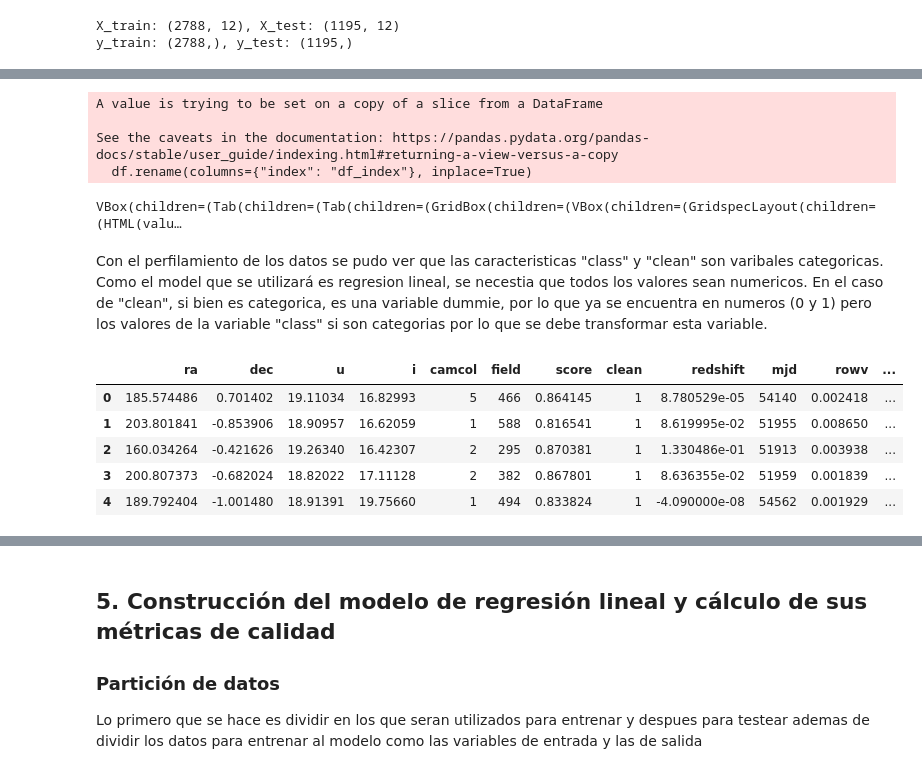
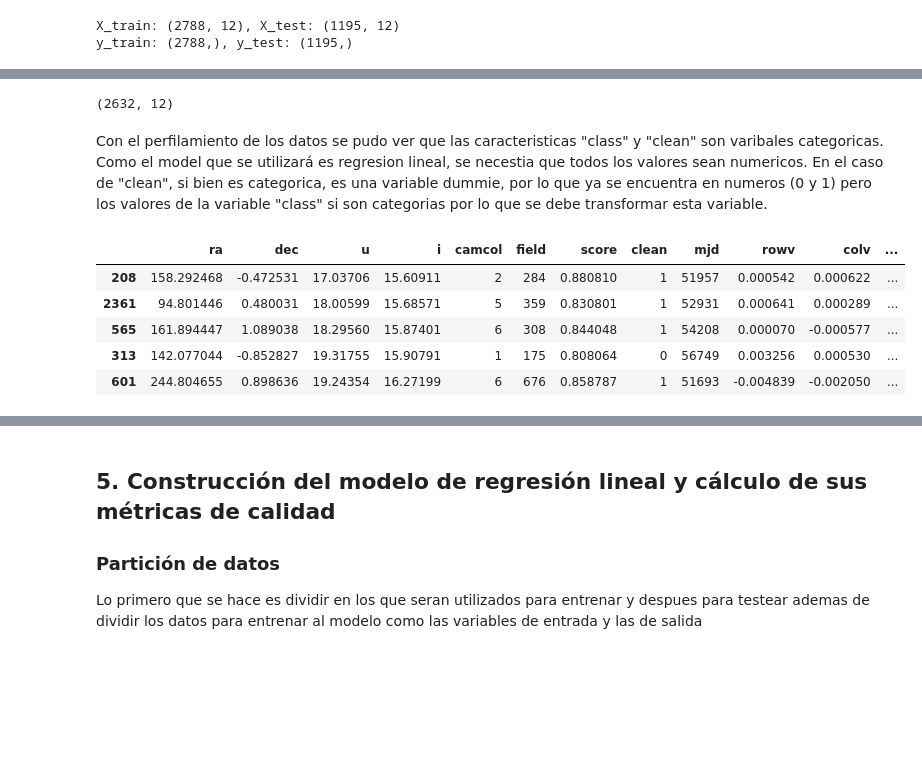
Before and after one commit to andreschaparr0/Laboratorios-BI, a Jupyter notebook: Lab 1.ipynb, the cells around one changed output, grey strips where cells are left out. Drawn from its saved outputs; the diff is of its cells as text; code cells hidden in the pictures; blank space fills up the shorter version.

```diff
--- a/Lab 1.ipynb
+++ b/Lab 1.ipynb
@@ -270,8 +218,5 @@ sns.heatmap(train_data_filtrada_2[features].corr(), cmap="Blues", vmin=0, vmax=1
 Adicionalmente se dicidio eliminar las columnas objid y runs ya que es información que creemos no aporta valor. Mientras que al quitar estas columnas disminuimos el tamaño de los datos.
 # %%
 #Eliminar la columba runs y objid
-train_data_filtrada_4 = train_data_filtrada_3.drop(columns=['run', 'objid'])
-train_data_filtrada_4.head()
-
-#validation_data_filtrada_4 = validation_data_filtrada_3.drop(columns=['run', 'objid'])
-#validation_data_filtrada_4.head()
+train_data_filtrada_4 = seleccion_de_variables(train_data_filtrada_3, "run")
+train_data_filtrada_5 = seleccion_de_variables(train_data_filtrada_4, "objid")
@@ -285,9 +239,9 @@ train_data_filtrada_4.head()
 # %% [markdown]
 ## 4. Preparación y limpieza de datos
 # %%
-features = train_data_filtrada_4.columns
+features = train_data_filtrada_5.columns
 
-train_data_prep = train_data_filtrada_4.copy()
+train_data_prep = train_data_filtrada_5.copy()
 # %%
 # Reviasr si hay valores nulos
 print(train_data_prep.isnull().sum())
@@ -358,8 +301,8 @@ Name: count, dtype: int64
 #Separar para el 70-30 del train y test
 
 # Definir variables predictoras (X) y variable objetivo (y)
-X = train_data_final.drop(columns=['redshift'])  # Reemplaza con el nombre correcto
-y = train_data_final['redshift']
+X = train_data_prep_1.drop(columns=['redshift'])  # Reemplaza con el nombre correcto
+y = train_data_prep_1['redshift']
 
 # Separar datos en 70% entrenamiento y 30% prueba
 X_train, X_test, y_train, y_test = train_test_split(X, y, test_size=0.3, random_state=42)
@@ -384,26 +316,28 @@ Name: count, dtype: int64
-# %%
-# Importtat profiling para perfilar los datos
-from ydata_profiling import ProfileReport
-
-profile = ProfileReport(train_data_prep_1, title="Pandas Profiling Report")
-# mostrar el reporte en el notebook
-profile.to_widgets()
-# %% [output]
-A value is trying to be set on a copy of a slice from a DataFrame
-
-See the caveats in the documentation: https://pandas.pydata.org/pandas-docs/stable/user_guide/indexing.html#returning-a-view-versus-a-copy
-  df.rename(columns={"index": "df_index"}, inplace=True)
-VBox(children=(Tab(children=(Tab(children=(GridBox(children=(VBox(children=(GridspecLayout(children=(HTML(valu…
+# %%
+# Eliminar todos los registros que no sean STAR, GALAXY o QSO
+X_train_2 = X_train.copy()
+
+def clean_class(data):
+    return data.loc[data["class"].isin(["STAR", "GALAXY", "QSO"])]
+
+X_3 = clean_class(X_train_2)
+X_3.shape
+# %% [output]
+(2632, 12)
 # %% [markdown]
 Con el perfilamiento de los datos se pudo ver que las caracteristicas "class" y "clean" son varibales categoricas. Como el model que se utilizará es regresion lineal, se necestia que todos los valores sean numericos. En el caso de "clean", si bien es categorica, es una variable dummie, por lo que ya se encuentra en numeros (0 y 1) pero los valores de la variable "class" si son categorias por lo que se debe transformar esta variable.
 # %%
 # Separar las categorias de la columna class en diferentes columnas y si pertenece a la categoria se pone un 1 y si no un 0
-train_data_prep_3 = pd.get_dummies(train_data_prep_2, columns=["class"], drop_first=True, dtype=int)
-train_data_prep_3.head()
+def one_hot_encode(data, column):
+    return pd.get_dummies(data, columns=[column], prefix=column, drop_first=True)
+
+X_4 = one_hot_encode(X_3, "class")
+
+X_4.head()
 # %% [output]
-|  | ra | dec | u | i | camcol | field | score | clean | redshift | mjd | rowv | ... |
-| 0 | 185.574486 | 0.701402 | 19.11034 | 16.82993 | 5 | 466 | 0.864145 | 1 | 8.780529e-05 | 54140 | 0.002418 | ... |
-| 1 | 203.801841 | -0.853906 | 18.90957 | 16.62059 | 1 | 588 | 0.816541 | 1 | 8.619995e-02 | 51955 | 0.008650 | ... |
-| 2 | 160.034264 | -0.421626 | 19.26340 | 16.42307 | 2 | 295 | 0.870381 | 1 | 1.330486e-01 | 51913 | 0.003938 | ... |
-| 3 | 200.807373 | -0.682024 | 18.82022 | 17.11128 | 2 | 382 | 0.867801 | 1 | 8.636355e-02 | 51959 | 0.001839 | ... |
-| 4 | 189.792404 | -1.001480 | 18.91391 | 19.75660 | 1 | 494 | 0.833824 | 1 | -4.090000e-08 | 54562 | 0.001929 | ... |
+|  | ra | dec | u | i | camcol | field | score | clean | mjd | rowv | colv | ... |
+| 208 | 158.292468 | -0.472531 | 17.03706 | 15.60911 | 2 | 284 | 0.880810 | 1 | 51957 | 0.000542 | 0.000622 | ... |
+| 2361 | 94.801446 | 0.480031 | 18.00599 | 15.68571 | 5 | 359 | 0.830801 | 1 | 52931 | 0.000641 | 0.000289 | ... |
+| 565 | 161.894447 | 1.089038 | 18.29560 | 15.87401 | 6 | 308 | 0.844048 | 1 | 54208 | 0.000070 | -0.000577 | ... |
+| 313 | 142.077044 | -0.852827 | 19.31755 | 15.90791 | 1 | 175 | 0.808064 | 0 | 56749 | 0.003256 | 0.000530 | ... |
+| 601 | 244.804655 | 0.898636 | 19.24354 | 16.27199 | 6 | 676 | 0.858787 | 1 | 51693 | -0.004839 | -0.002050 | ... |
```
Also changed, not shown: parts of 13 cells of this notebook.
